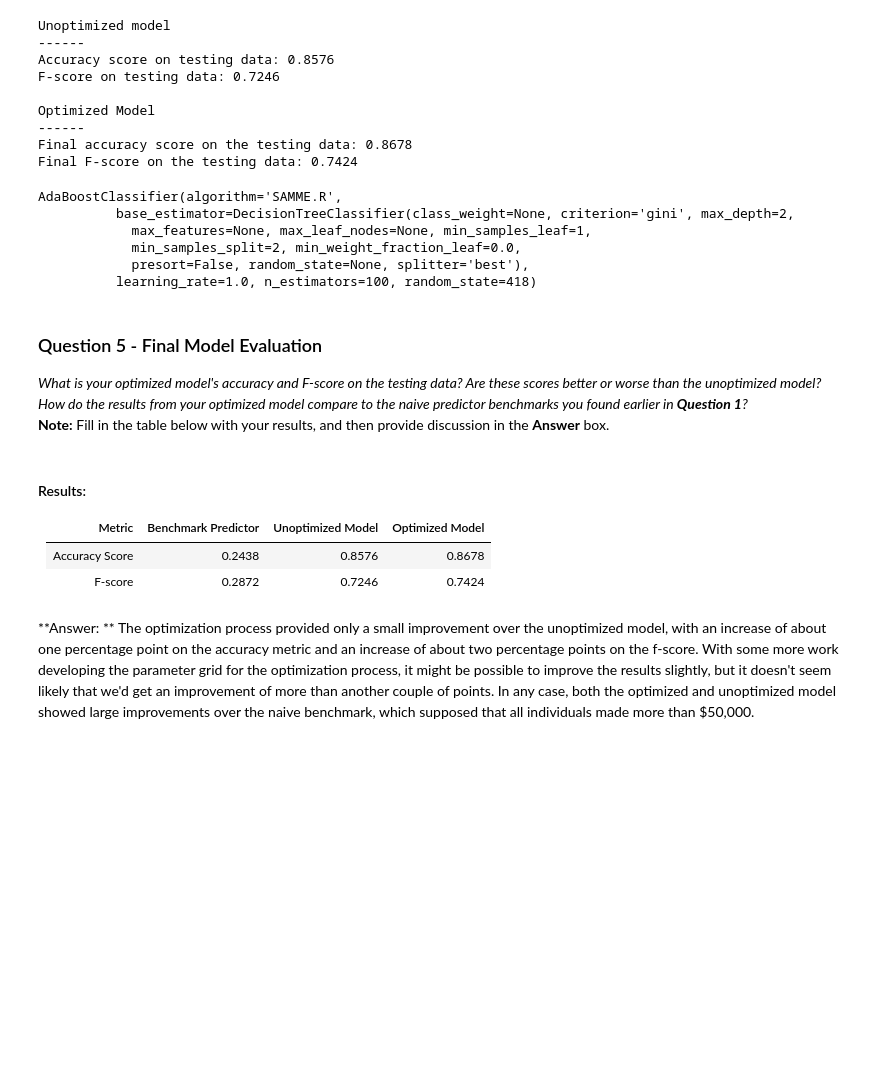
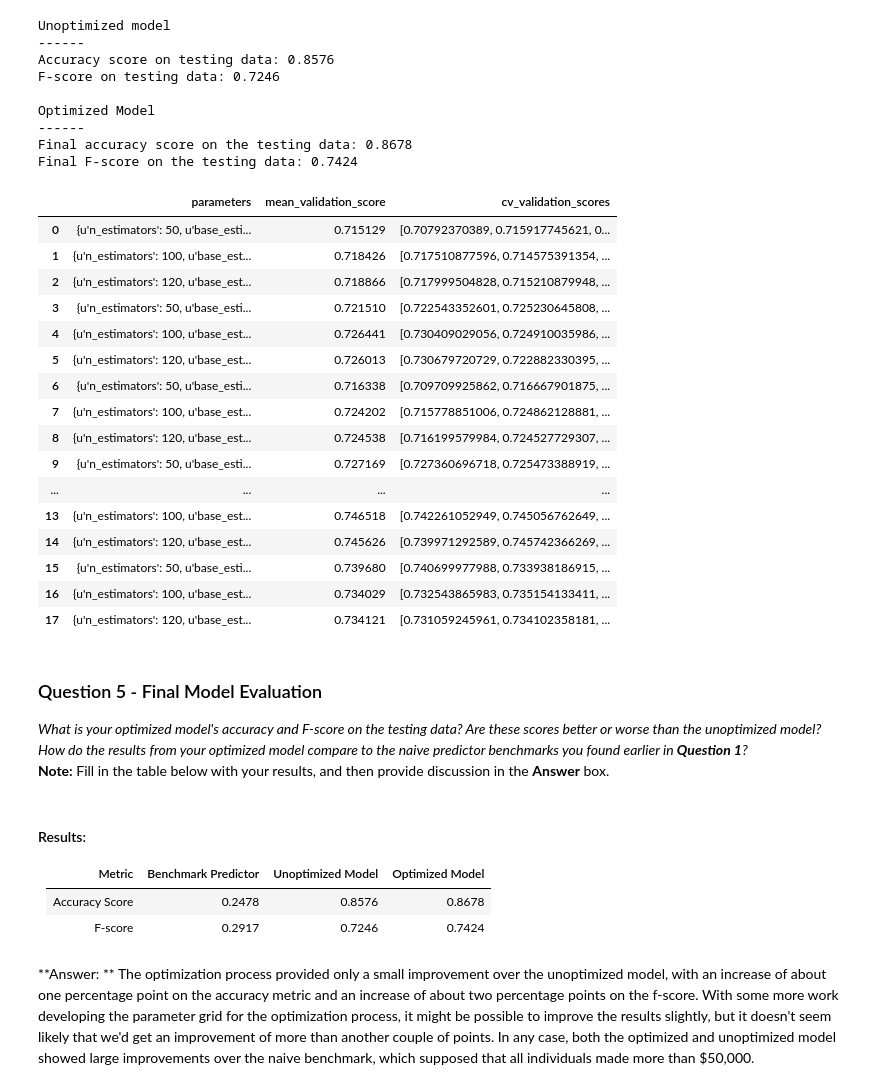
Before and after one commit to therealweo/finding_donors, a Jupyter notebook: finding_donors.ipynb, the cells around one changed output. Drawn from its saved outputs; the diff is of its cells as text; code cells hidden in the pictures; blank space fills up the shorter version.

```diff
--- a/finding_donors.ipynb
+++ b/finding_donors.ipynb
@@ -429,15 +433,27 @@ Optimized Model
 ------
 Final accuracy score on the testing data: 0.8678
 Final F-score on the testing data: 0.7424
-# %%
-print best_clf
-# %% [output]
-AdaBoostClassifier(algorithm='SAMME.R',
-          base_estimator=DecisionTreeClassifier(class_weight=None, criterion='gini', max_depth=2,
-            max_features=None, max_leaf_nodes=None, min_samples_leaf=1,
-            min_samples_split=2, min_weight_fraction_leaf=0.0,
-            presort=False, random_state=None, splitter='best'),
-          learning_rate=1.0, n_estimators=100, random_state=418)
+# %%
+from IPython.display import display
+display(pd.DataFrame(grid_obj.grid_scores_))
+# %% [output]
+|  | parameters | mean_validation_score | cv_validation_scores |
+| 0 | {u'n_estimators': 50, u'base_esti... | 0.715129 | [0.70792370389, 0.715917745621, 0... |
+| 1 | {u'n_estimators': 100, u'base_est... | 0.718426 | [0.717510877596, 0.714575391354, ... |
+| 2 | {u'n_estimators': 120, u'base_est... | 0.718866 | [0.717999504828, 0.715210879948, ... |
+| 3 | {u'n_estimators': 50, u'base_esti... | 0.721510 | [0.722543352601, 0.725230645808, ... |
+| 4 | {u'n_estimators': 100, u'base_est... | 0.726441 | [0.730409029056, 0.724910035986, ... |
+| 5 | {u'n_estimators': 120, u'base_est... | 0.726013 | [0.730679720729, 0.722882330395, ... |
+| 6 | {u'n_estimators': 50, u'base_esti... | 0.716338 | [0.709709925862, 0.716667901875, ... |
+| 7 | {u'n_estimators': 100, u'base_est... | 0.724202 | [0.715778851006, 0.724862128881, ... |
+| 8 | {u'n_estimators': 120, u'base_est... | 0.724538 | [0.716199579984, 0.724527729307, ... |
+| 9 | {u'n_estimators': 50, u'base_esti... | 0.727169 | [0.727360696718, 0.725473388919, ... |
+| ... | ... | ... | ... |
+| 13 | {u'n_estimators': 100, u'base_est... | 0.746518 | [0.742261052949, 0.745056762649, ... |
+| 14 | {u'n_estimators': 120, u'base_est... | 0.745626 | [0.739971292589, 0.745742366269, ... |
+| 15 | {u'n_estimators': 50, u'base_esti... | 0.739680 | [0.740699977988, 0.733938186915, ... |
+| 16 | {u'n_estimators': 100, u'base_est... | 0.734029 | [0.732543865983, 0.735154133411, ... |
+| 17 | {u'n_estimators': 120, u'base_est... | 0.734121 | [0.731059245961, 0.734102358181, ... |
 # %% [markdown]
 ### Question 5 - Final Model Evaluation
 _What is your optimized model's accuracy and F-score on the testing data? Are these scores better or worse than the unoptimized model? How do the results from your optimized model compare to the naive predictor benchmarks you found earlier in **Question 1**?_
@@ -447,8 +463,8 @@ _What is your optimized model's accuracy and F-score on the testing data? Are th
 
 |     Metric     | Benchmark Predictor | Unoptimized Model | Optimized Model |
 | :------------: | :-----------------: | :---------------: | :-------------: |
-| Accuracy Score |             0.2438  |         0.8576    |   0.8678        |
-| F-score        |             0.2872  |         0.7246    |   0.7424        |
+| Accuracy Score |             0.2478  |         0.8576    |   0.8678        |
+| F-score        |             0.2917  |         0.7246    |   0.7424        |
 # %% [markdown]
 **Answer: ** The optimization process provided only a small improvement over the unoptimized model, with an increase of about one percentage point on the accuracy metric and an increase of about two percentage points on the f-score. With some more work developing the parameter grid for the optimization process, it might be possible to improve the results slightly, but it doesn't seem likely that we'd get an improvement of more than another couple of points. In any case, both the optimized and unoptimized model showed large improvements over the naive benchmark, which supposed that all individuals made more than $50,000.
 # %% [markdown]
```
Also changed, not shown: parts of 4 cells of this notebook, 1 other file.
